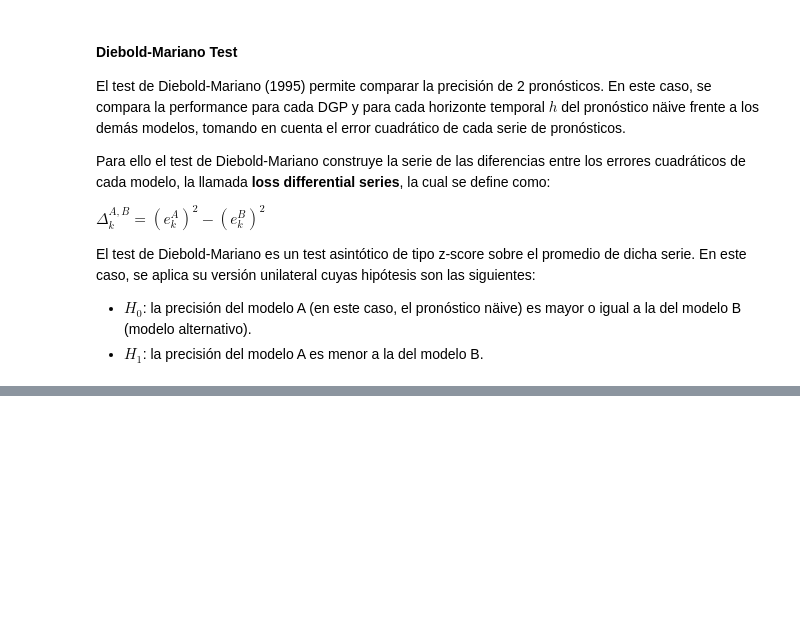
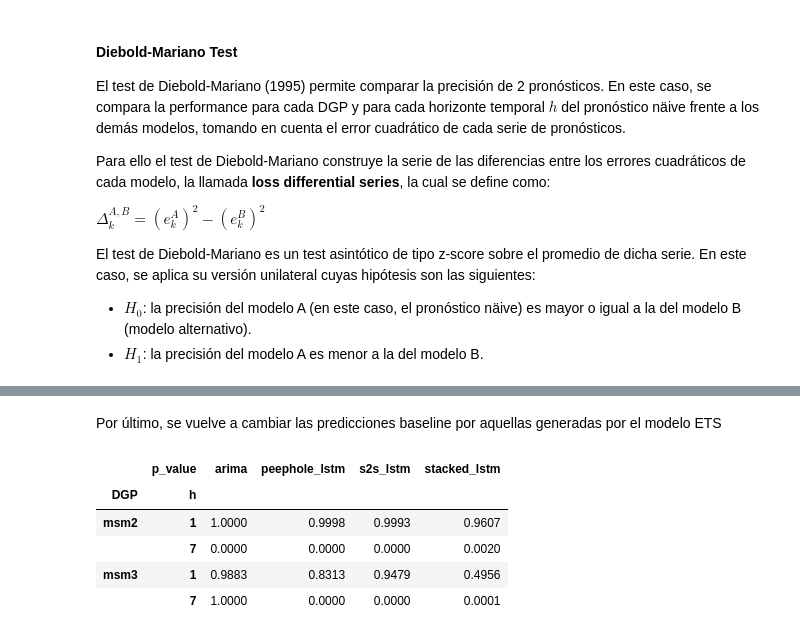
Before and after one commit to matiasdperez/MEC_tesis, a Jupyter notebook: notebooks/simulaciones/3_markov_switching_model.ipynb, the cells around one changed output, grey strips where cells are left out. Saved outputs shown, nothing was run; the diff lists cells and outputs as text; code cells hidden in the pictures; blank space fills up the shorter version.

```diff
--- a/notebooks/simulaciones/3_markov_switching_model.ipynb
+++ b/notebooks/simulaciones/3_markov_switching_model.ipynb
@@ -1375,0 +1428,44 @@ df_pivot
+# %% [markdown]
+Por último, se vuelve a cambiar las predicciones baseline por aquellas generadas por el modelo ETS
+# %%
+p_value_dict_ets = defaultdict((lambda: defaultdict(dict)))
+
+for outer_key, dgp in msm_best_models.items():
+    for inner_key, h in dgp.items():
+        V_test = msm2_y_test if outer_key == 'msm2' else msm3_y_test
+        scaler = scaler_msm2 if outer_key == 'msm2' else scaler_msm3
+
+        for name, model in h.items():
+            if name == 'ets':
+              pass
+            else:
+              predictions = msm_best_models[outer_key][inner_key][name].predictions['iterative'].reshape(-1, 1)
+              baseline = msm_best_models[outer_key][inner_key]['ets'].predictions['iterative'].reshape(-1, 1)
+
+              if name == 'arima':
+                  P1 = predictions
+              else:
+                  P1 = scaler.inverse_transform(predictions)
+
+              p_value = compute_p_value(V=V_test[inner_key-1:].reshape(-1, 1), P1=P1, P2=baseline)
+              p_value_dict_ets[outer_key][inner_key][name] = round(p_value, 4)
+# %%
+records = []
+
+for key, nested_dict in p_value_dict_ets.items():
+    for h, models in nested_dict.items():
+        for model_name, value in models.items():
+            records.append((key, h, model_name, value))
+
+df = pd.DataFrame(records, columns=['DGP', 'h', 'p_value', 'value'])
+
+df_pivot = df.pivot_table(index=['DGP', 'h'], columns='p_value', values='value').sort_index(level=0, ascending=[True])
+
+df_pivot
+# %% [output]
+|  | p_value | arima | peephole_lstm | s2s_lstm | stacked_lstm |
+| DGP | h |  |  |  |  |
+| msm2 | 1 | 1.0000 | 0.9998 | 0.9993 | 0.9607 |
+|  | 7 | 0.0000 | 0.0000 | 0.0000 | 0.0020 |
+| msm3 | 1 | 0.9883 | 0.8313 | 0.9479 | 0.4956 |
+|  | 7 | 1.0000 | 0.0000 | 0.0000 | 0.0001 |
```
Also changed, not shown: parts of 12 cells of this notebook.
